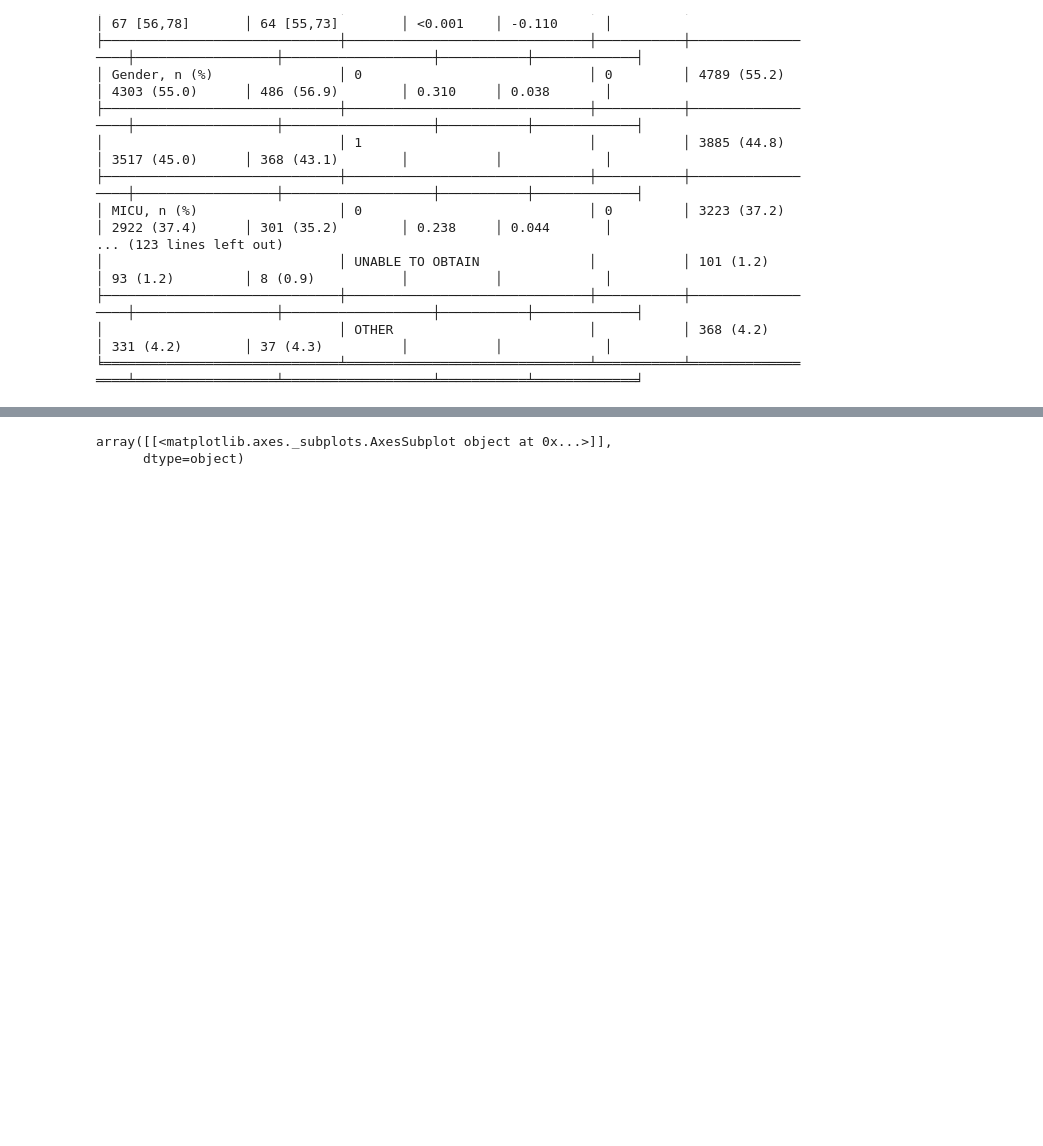
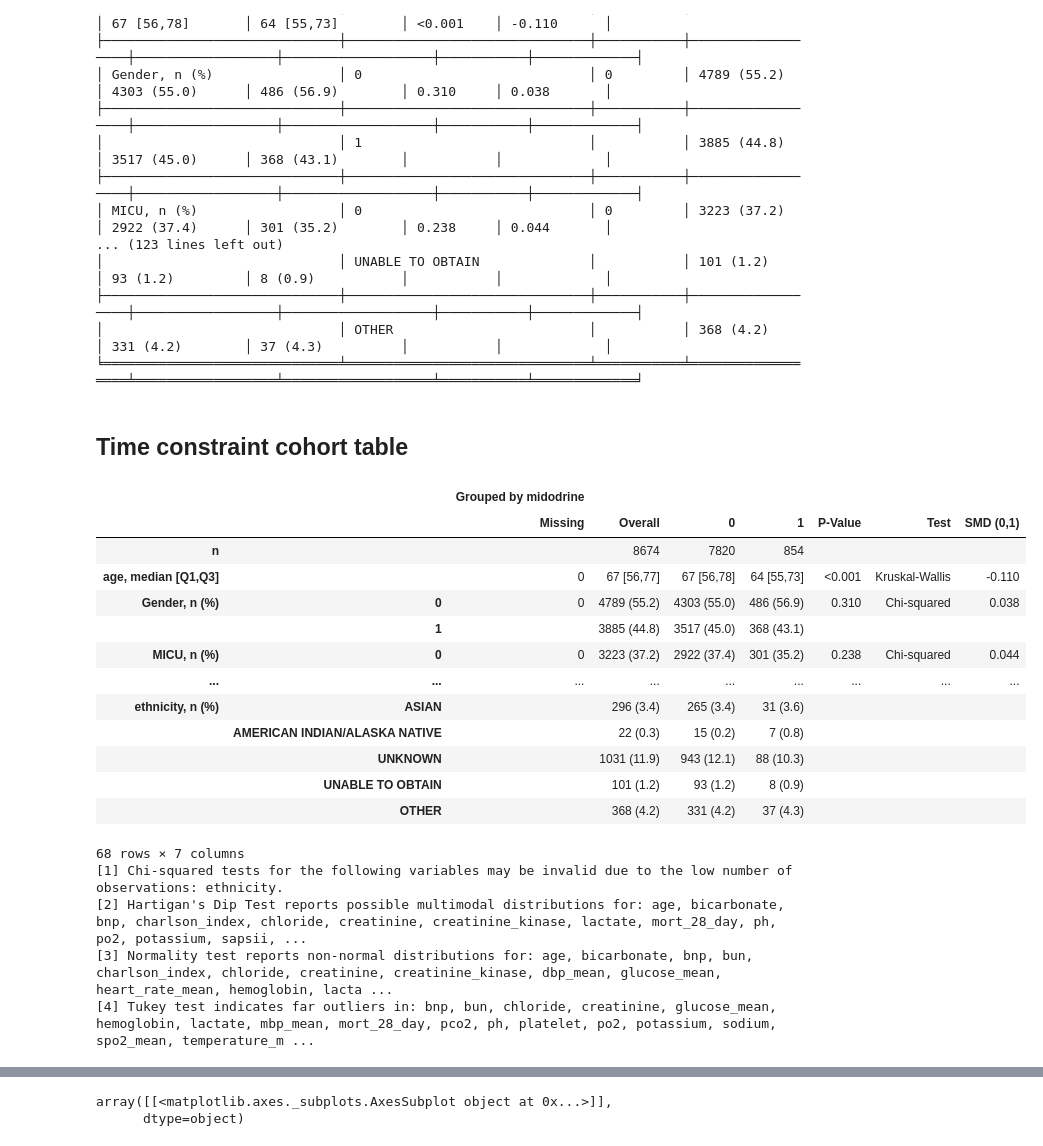
Before and after one commit to Jarvis-BITS/midodrine-mimic-iv, a Jupyter notebook: notebook/04_tableone.ipynb, the cells around one changed output, grey strips where cells are left out. Cells and saved outputs as stored; diff of their text form; code cells hidden in the pictures; blank space fills up the shorter version.

Commit message:
added table for time constraint cohort

```diff
--- a/notebook/04_tableone.ipynb
+++ b/notebook/04_tableone.ipynb
@@ -136,3 +138,54 @@ print(mytable.tabulate(tablefmt = "fancy_grid"))
 ╘══════════════════════════════╧═══════════════════════════════╧═══════════╧══════════════════╧══════════════════╧═══════════════════╧═══════════╧═════════════╛
 # %%
 mytable.to_excel('table.xlsx')
+# %% [markdown]
+## Time constraint cohort table
+# %%
+cohort_table = pd.read_csv('table_cohort_time.csv')
+# %%
+table_columns = ['midodrine', 'age', 'Gender', 'MICU', 'weight',
+       'sapsii', 'sirs', 'sofa_avg_24hrs', 'charlson_index', 'CPD_or_COPD', 'Maligancy',
+      'Severe_Liver', 'Renal', 'AIDS', 'CAD_rate',
+       'AFIB_rate', 'hemoglobin', 'platelet', 'wbc', 'sodium', 'potassium',
+       'bicarbonate', 'chloride', 'bun', 'creatinine', 'lactate', 'ph', 'po2',
+       'pco2', 'bnp', 'troponin', 'creatinine_kinase', 'heart_rate_mean',
+       'sbp_mean', 'dbp_mean', 'mbp_mean', 'resp_rate_mean',
+       'temperature_mean', 'spo2_mean', 'glucose_mean', 'sedative_use',
+       'ventilation_use', 'mort_28_day', 'adm_weekday', 'ethnicity']
+
+table_categorical = ['Gender', 'ethnicity', 'adm_weekday', 'MICU','CPD_or_COPD', 'Maligancy',
+       'Severe_Liver', 'Renal', 'AIDS', 'CAD_rate',
+       'AFIB_rate', 'sedative_use', 'ventilation_use']
+
+table_groupby = 'midodrine'
+
+table_nonnormal = ['age', 'weight']
+
+labels={'mort_28_day': 'mortality', 'sofa_avg_24hrs' : 'SOFA score', 'sapsii' : 'SAPS 2 score', 'heart_rate_mean' : 'heart_rate', 'temperature_mean' : 'temperature'}
+
+decimals = {"age": 0}
+
+order = {"ethnicity": ["WHITE", "BLACK/AFRICAN AMERICAN", "HISPANIC/LATINO", "ASIAN", "AMERICAN INDIAN/ALASKA NATIVE", "UNKNOWN", "UNABLE TO OBTAIN", "OTHER"]}
+# %%
+mytable2 = TableOne(cohort_table, columns=table_columns, categorical=table_categorical, groupby=table_groupby, nonnormal=table_nonnormal, rename=labels, order = order, decimals=decimals, pval=True, smd=True, dip_test=True, normal_test=True, tukey_test=True, htest_name=True)
+# %%
+mytable2
+# %% [output]
+|  |  | Grouped by midodrine |  |  |  |  |  |  |
+|  |  | Missing | Overall | 0 | 1 | P-Value | Test | SMD (0,1) |
+| n |  |  | 8674 | 7820 | 854 |  |  |  |
+| age, median [Q1,Q3] |  | 0 | 67 [56,77] | 67 [56,78] | 64 [55,73] | <0.001 | Kruskal-Wallis | -0.110 |
+| Gender, n (%) | 0 | 0 | 4789 (55.2) | 4303 (55.0) | 486 (56.9) | 0.310 | Chi-squared | 0.038 |
+|  | 1 |  | 3885 (44.8) | 3517 (45.0) | 368 (43.1) |  |  |  |
+| MICU, n (%) | 0 | 0 | 3223 (37.2) | 2922 (37.4) | 301 (35.2) | 0.238 | Chi-squared | 0.044 |
+| ... | ... | ... | ... | ... | ... | ... | ... | ... |
+| ethnicity, n (%) | ASIAN |  | 296 (3.4) | 265 (3.4) | 31 (3.6) |  |  |  |
+|  | AMERICAN INDIAN/ALASKA NATIVE |  | 22 (0.3) | 15 (0.2) | 7 (0.8) |  |  |  |
+|  | UNKNOWN |  | 1031 (11.9) | 943 (12.1) | 88 (10.3) |  |  |  |
+|  | UNABLE TO OBTAIN |  | 101 (1.2) | 93 (1.2) | 8 (0.9) |  |  |  |
+|  | OTHER |  | 368 (4.2) | 331 (4.2) | 37 (4.3) |  |  |  |
+68 rows × 7 columns
+[1] Chi-squared tests for the following variables may be invalid due to the low number of observations: ethnicity.
+[2] Hartigan's Dip Test reports possible multimodal distributions for: age, bicarbonate, bnp, charlson_index, chloride, creatinine, creatinine_kinase, lactate, mort_28_day, ph, po2, potassium, sapsii, ...
+[3] Normality test reports non-normal distributions for: age, bicarbonate, bnp, bun, charlson_index, chloride, creatinine, creatinine_kinase, dbp_mean, glucose_mean, heart_rate_mean, hemoglobin, lacta ...
+[4] Tukey test indicates far outliers in: bnp, bun, chloride, creatinine, glucose_mean, hemoglobin, lactate, mbp_mean, mort_28_day, pco2, ph, platelet, po2, potassium, sodium, spo2_mean, temperature_m ...
```
Also changed, not shown: parts of 5 cells of this notebook.
